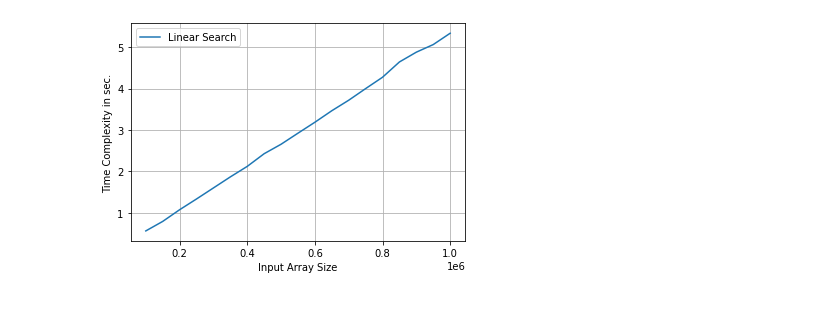
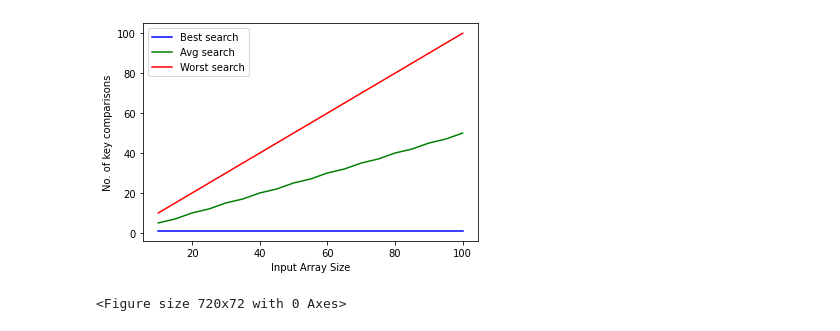
Before and after one commit to LifeofAGeek/DUCS, a Jupyter notebook: Assignment1.ipynb, the cells around one changed output. Saved outputs shown, nothing was run; the diff lists cells and outputs as text; code cells hidden in the pictures.

```diff
--- a/Assignment1.ipynb
+++ b/Assignment1.ipynb
@@ -70,9 +57,59 @@ len(TimeList)
-# %%
-plt.xlabel('Input Array Size')
-plt.ylabel('Time Complexity in sec.')
-plt.plot(arraysize,TimeList, label ='Linear Search')
-plt.grid()
-plt.legend()
-plt.show()
-# %% [output]
-[figure, removed]
+# %%
+from matplotlib import pyplot as plt
+from matplotlib.pyplot import figure
+import seaborn as sns
+
+def linearSearch(arr,key,n)->int:
+  for i in range(0,n+1):
+    if(arr[i]==key):
+      return i
+
+arr=[]
+for i in range(0, 101):
+    arr.append(i*10)
+
+best=[]
+average=[]
+worst=[]
+arrsize=[]
+
+def main_plot():
+    '''
+    Objective : Plots the graph between array_size and key comparisons to find element in array (of array_size)
+    in best_case, average_case & worst_case
+    '''
+    for n in range(10,101,5):
+        arrsize.append(n)
+        key_best=arr[0]
+        key_average=arr[int(n/2)]
+        key_worst=arr[n-1]
+
+        best.append(linearSearch(arr,key_best,n)+1)
+        average.append(linearSearch(arr,key_average,n))
+        worst.append(linearSearch(arr,key_worst,n)+1)
+    plt.xlabel('Input Array Size')
+    plt.ylabel('No. of key comparisons')
+    plt.plot(arrsize,best,color="blue",label ='Best search')
+    plt.plot(arrsize,average,color="green",label ='Avg search')
+    plt.plot(arrsize,worst,color="red",label ='Worst search')
+    plt.legend()
+    plt.figure(figsize=(10,1))
+    plt.show()
+
+
+
+def key_Search():
+    for n in range(10,101,5):
+        for i in range(0,n+1):
+            if i<n:
+                found=linearSearch(arr,i,n)
+                print("Successfull key Search, element found at index: ", i)
+            else:
+                print("Unsuccessfull key Search\n",)
+
+
+main_plot() #Plot  the  graph for each case -  best, worst and average number of comparisons. n varies from 10 to 100 in steps of 5
+#key_Search() #For every input size n , run it with n+ 1 different keys - n successful plus 1 unsuccessful
+# %% [output]
+[figure, added]
+<Figure size 720x72 with 0 Axes>
```
Also changed, not shown: parts of 3 cells of this notebook.
